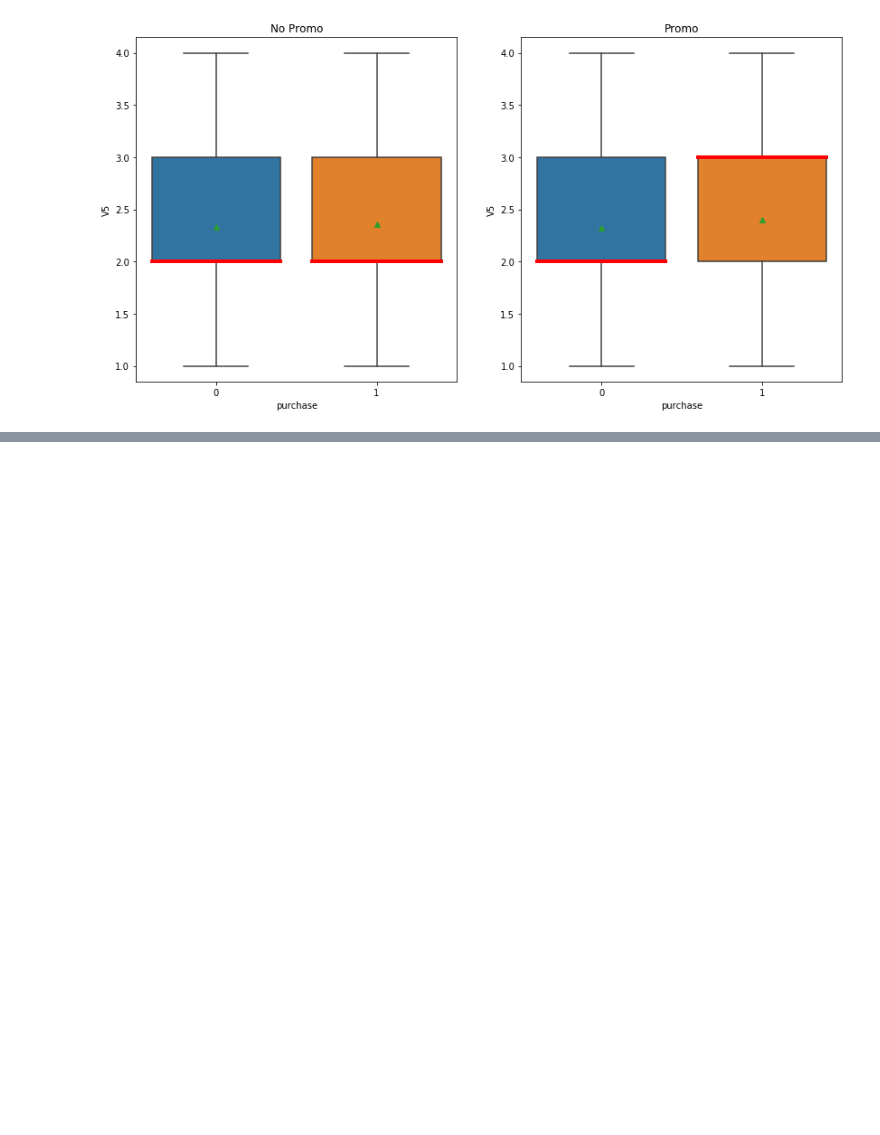
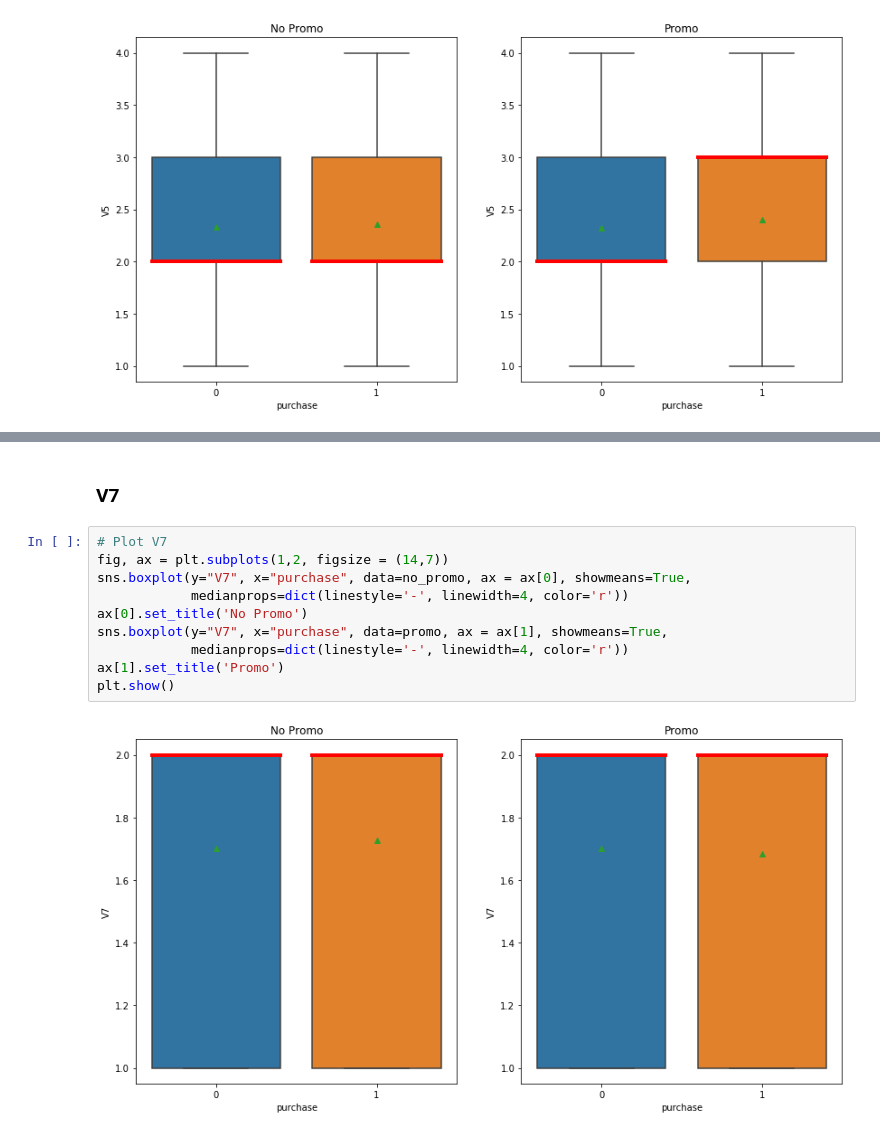
Before and after one commit to nadinezab/starbucks, a Jupyter notebook: starbucks.ipynb, the cells around one changed output, grey strips where cells are left out. Drawn from its saved outputs; the diff is of its cells as text; blank space fills up the shorter version.

```diff
--- a/starbucks.ipynb
+++ b/starbucks.ipynb
@@ -178,0 +193,14 @@ plt.show()
+# %% [markdown]
+### V7
+# %%
+# Plot V7
+fig, ax = plt.subplots(1,2, figsize = (14,7))
+sns.boxplot(y="V7", x="purchase", data=no_promo, ax = ax[0], showmeans=True,
+            medianprops=dict(linestyle='-', linewidth=4, color='r'))
+ax[0].set_title('No Promo')
+sns.boxplot(y="V7", x="purchase", data=promo, ax = ax[1], showmeans=True,
+            medianprops=dict(linestyle='-', linewidth=4, color='r'))
+ax[1].set_title('Promo')
+plt.show()
+# %% [output]
+[figure, added]
```
Also changed, not shown: parts of 2 cells of this notebook.
